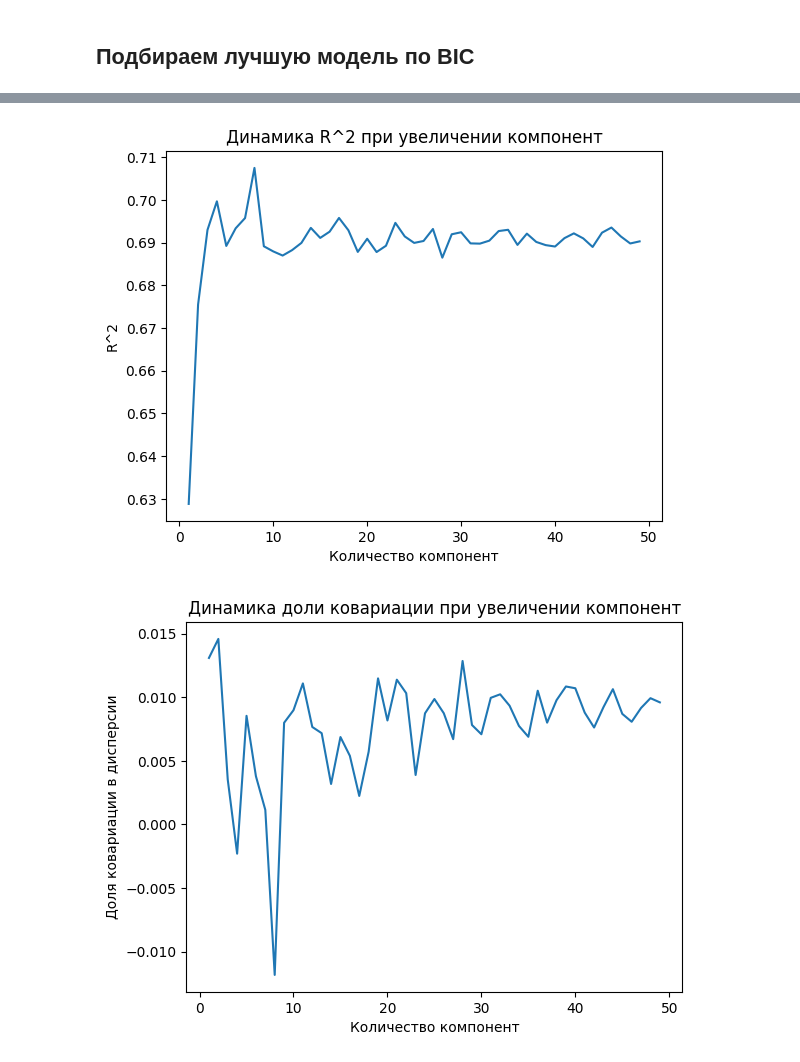
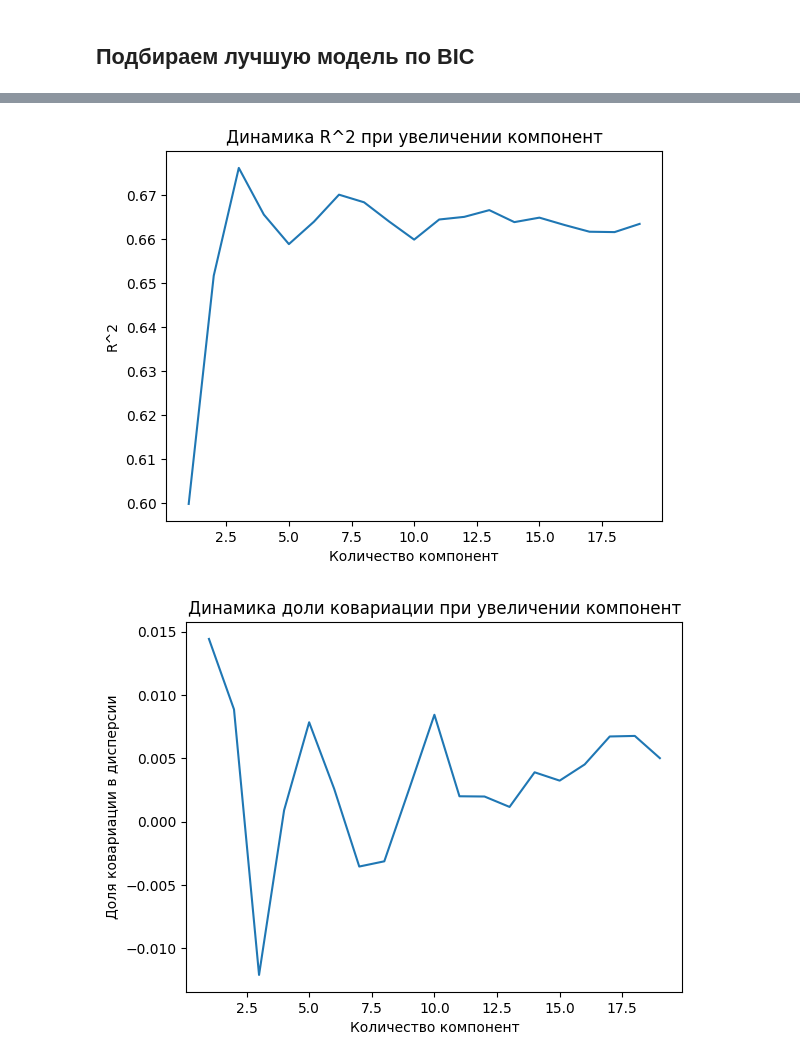
Before and after one commit to AnfimovAleksandr/mag_diploma, a Jupyter notebook: Двумерная_смесь.ipynb, the cells around one changed output, grey strips where cells are left out. Saved outputs shown, nothing was run; the diff lists cells and outputs as text; code cells hidden in the pictures.

```diff
--- a/Двумерная_смесь.ipynb
+++ b/Двумерная_смесь.ipynb
@@ -189,7 +190,7 @@ def cur_pdf_2_dim (y, a):
 # %%
 minimum = int(min(np_data_euro)[0] * 1000 - 1)
 maximum = int(max(np_data_euro)[0] * 1000 + 10)
-a_s = [i / 1000 for i in range(-100, maximum)]
+a_s = [i / 1000 for i in range(minimum, maximum)]
 res = []
 for a in a_s:
     # if p_a != 0:
@@ -252,7 +254,7 @@ def E_y_a (a, gmm, cov_type):
     if cov_type == 'tied':
         return gmm.means_[:, 1] + gmm.covariances_[0, 1] * (a - gmm.means_[:, 0]) / gmm.covariances_[0, 0]
 # %%
-gmm = mixture.GaussianMixture(n_components=2, covariance_type='tied')
+gmm = mixture.GaussianMixture(n_components=2, covariance_type='full')
 gmm.fit(data_XY)
 gmm.covariances_
 # %% [output]
@@ -263,8 +268,8 @@ minimum = int(min(np_data_euro)[0] * 1000 - 1)
 maximum = int(max(np_data_euro)[0] * 1000 + 10)
 a_s = [i / 1000 for i in range(minimum, maximum)]
 res = []
-p_a_s = p_a(np.array(a_s).reshape(-1, 1), gmm)
-res = (E_y_a(np.array(a_s).reshape(-1, 1), gmm) * p_a_s).sum(axis= 1) / p_a_s.sum(axis = 1)
+p_a_s = p_a(np.array(a_s).reshape(-1, 1), gmm, 'full')
+res = (E_y_a(np.array(a_s).reshape(-1, 1), gmm, 'full') * p_a_s).sum(axis= 1) / p_a_s.sum(axis = 1)
 # %%
 # p_a_s = p_a(np_data_euro, best_2_dim_gmm)
 # res = (E_y_a(np_data_euro, best_2_dim_gmm) * p_a_s).sum(axis= 1) / p_a_s.sum(axis = 1)
@@ -319,7 +324,7 @@ covs = []
 
 cv_types = ['spherical', 'tied', 'diag', 'full']
 # cv_types = ['full']
-n_components_range = range(1, 50)
+n_components_range = range(1, 20)
 for n_components in n_components_range:
     print(f"Сейчас обучается модель с {n_components} компонентами")
     cur_R_s = []
@@ -344,7 +349,7 @@ for n_components in n_components_range:
 
         R_2 = var_E_X_Y / var_Y
         cov_part = 2 * covar / var_Y
-        bic = -2 * LogLikelihood + (2 * n_components + n_components - 1) * np.log(n_samples)
+        bic = -2 * LogLikelihood + (5 * n_components + n_components - 1) * np.log(n_samples)
 
         cur_bics.append(bic)
         cur_R_s.append(R_2)
@@ -390,18 +397,18 @@ BICS = np.array(bics)
 plt.title('Динамика R^2 при увеличении компонент')
 plt.xlabel('Количество компонент')
 plt.ylabel('R^2')
-plt.plot(n_components_range, R_S[:, 0])
+plt.plot(n_components_range, R_S[:, 3])
 plt.show()
 # %% [output]
-[figure, old version]
+[figure, new version]
 # %%
 plt.title('Динамика доли ковариации при увеличении компонент')
 plt.xlabel('Количество компонент')
 plt.ylabel('Доля ковариации в дисперсии')
-plt.plot(n_components_range, COVS[:, 0])
+plt.plot(n_components_range, COVS[:, 3])
 plt.show()
 # %% [output]
-[figure, old version]
+[figure, new version]
 # %%
 plt.title('Динамика BIC при увеличении компонент')
 plt.xlabel('Количество компонент')
```
Also changed, not shown: parts of 33 cells of this notebook, 5 other files.
